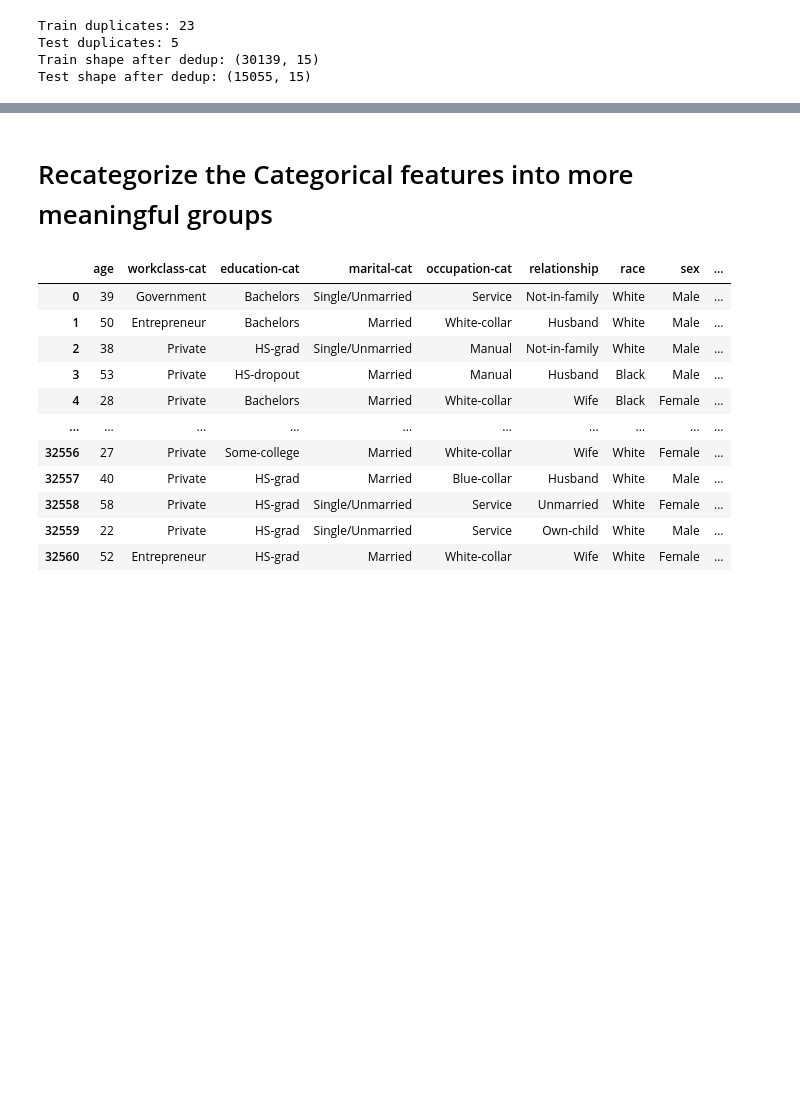
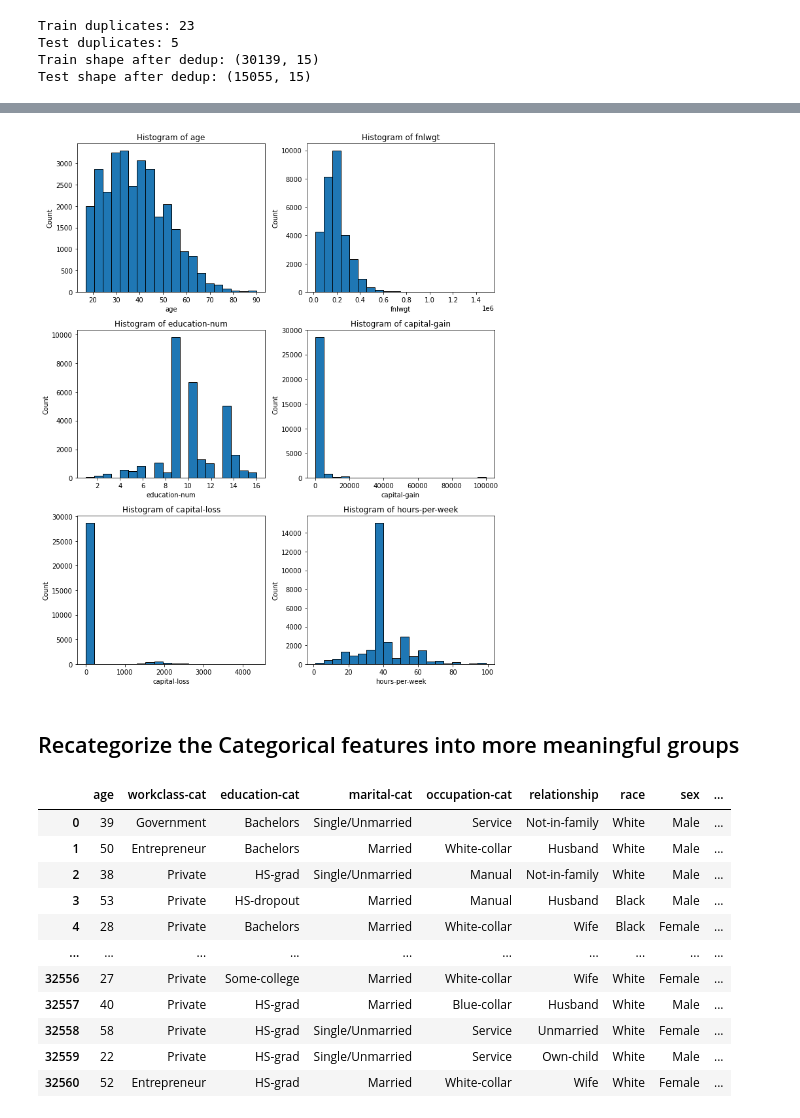
Before and after one commit to JohnAChester/fordham_classification, a Jupyter notebook: CombinedCode.ipynb, the cells around one changed output, grey strips where cells are left out. Saved outputs shown, nothing was run; the diff lists cells and outputs as text; code cells hidden in the pictures; blank space fills up the shorter version.

```diff
--- a/CorrelationMatrix.ipynb
+++ b/CombinedCode.ipynb
@@ -235,5 +281,33 @@ Test shape after dedup: (15055, 15)
+# %%
+hist_charts = ['age', 'fnlwgt', 'education-num', 'capital-gain', 'capital-loss', 'hours-per-week']
+
+cols = 2
+rows = 3
+
+fig, axes = plt.subplots(rows, cols, figsize=(10, 4 * rows))
+axes = axes.flatten()
+for i, column in enumerate(hist_charts):
+    ax = axes[i]
+
+    # Drop NA values for safety
+    data = train_df[column].dropna()
+
+    ax.hist(data, bins=20, edgecolor='black')
+
+    ax.set_title(f"Histogram of {column}")
+    ax.set_xlabel(column)
+    ax.set_ylabel("Count")
+
+# Remove ANY unused subplot axes entirely
+for j in range(i + 1, len(axes)):
+    fig.delaxes(axes[j])
+
+plt.tight_layout()
+plt.show()
+# %% [output]
+[figure, added]
 # %% [markdown]
-# Recategorize the Categorical features into more meaningful groups
+## Recategorize the Categorical features into more meaningful groups
 # %%
 workclass_mapping = {
     'State-gov':'Government',
```
Also changed, not shown: parts of 17 cells of this notebook, 2 other files.
